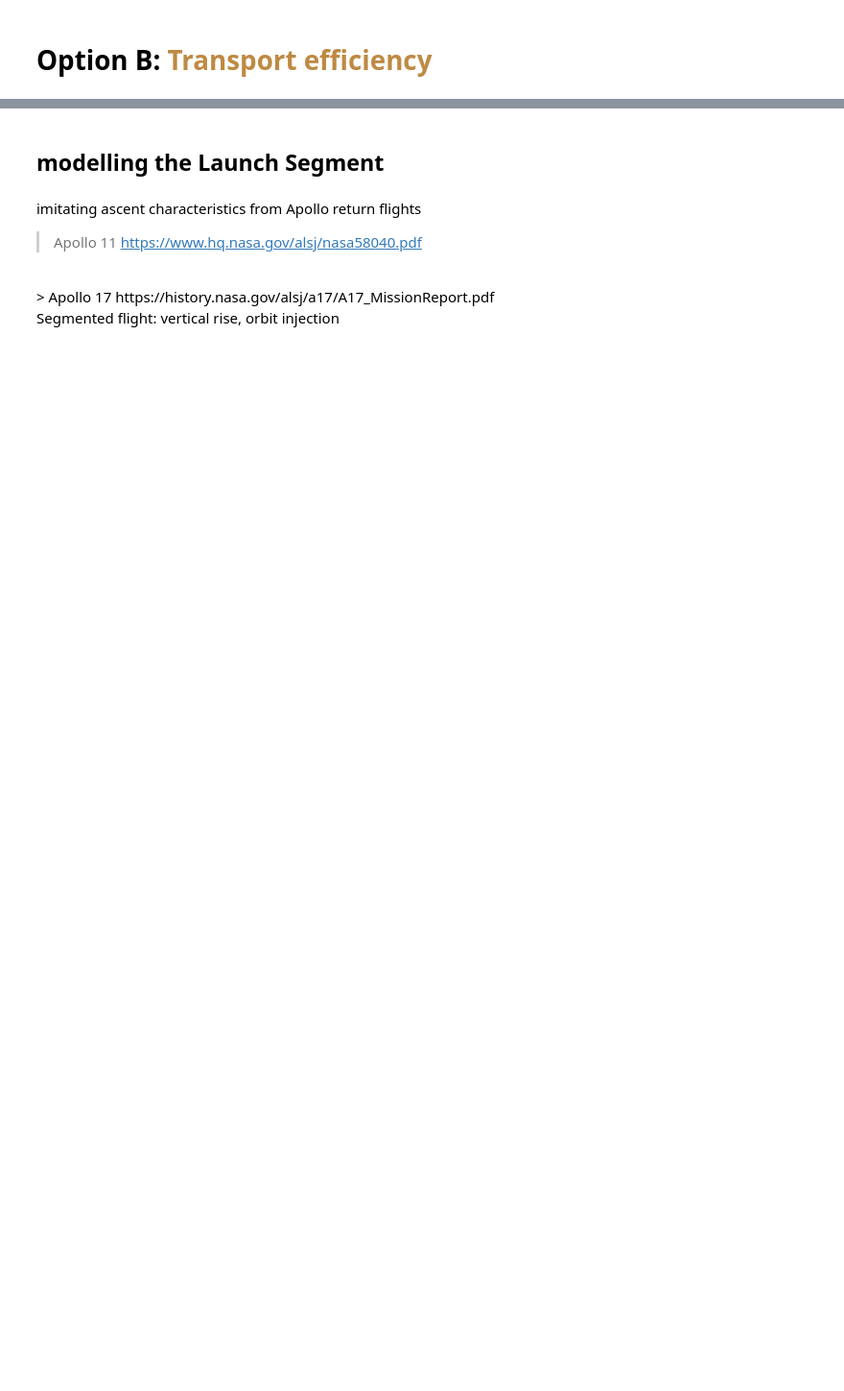
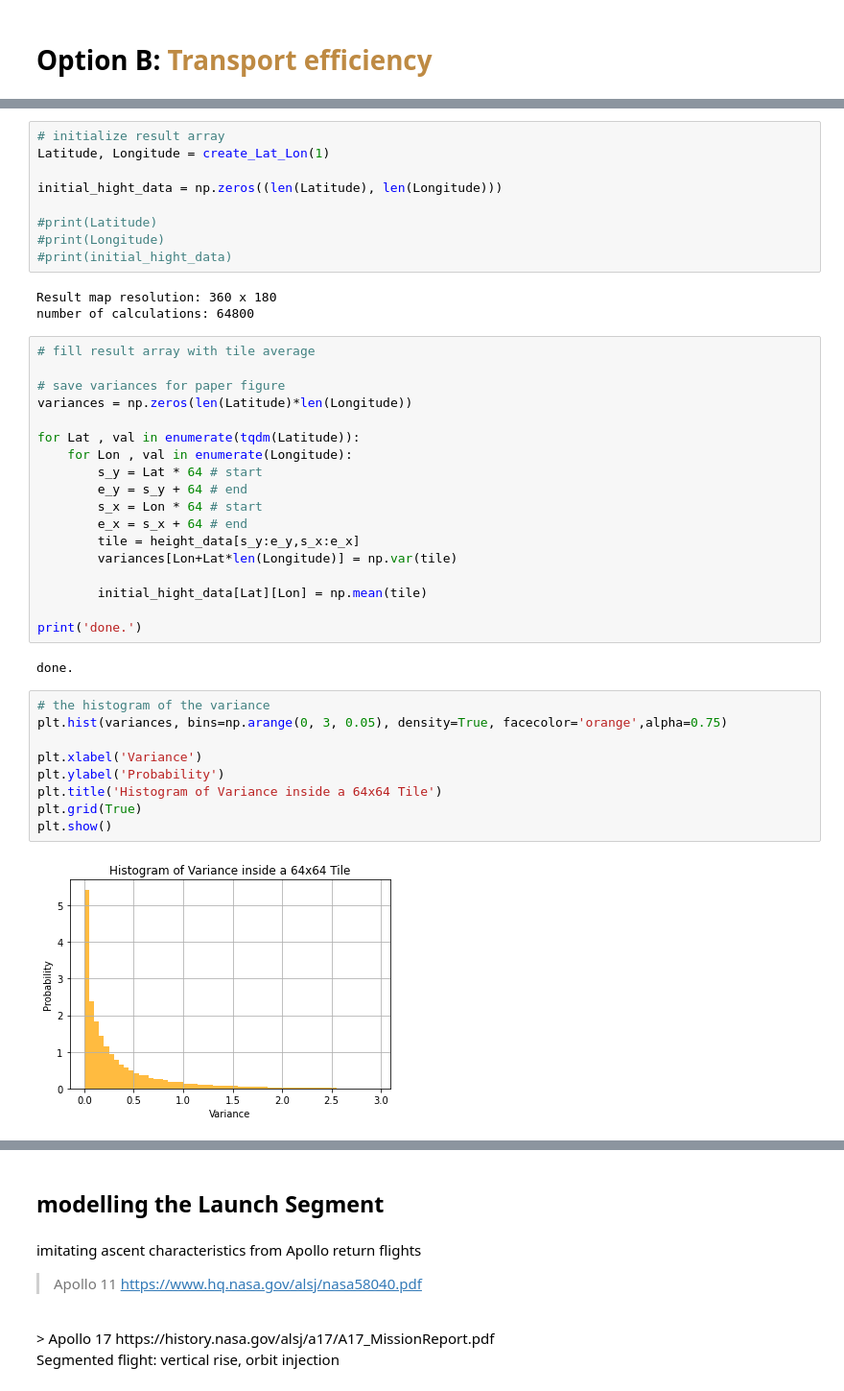
Before and after one commit to Sven-J-Steinert/10.3389-frspt.2024.1352213, a Jupyter notebook: B_Transport_efficiency.ipynb, the cells around one changed output, grey strips where cells are left out. Shown at 96% size. Cells and saved outputs as stored; diff of their text form; blank space fills up the shorter version.

```diff
--- a/B_Transport_efficiency.ipynb
+++ b/B_Transport_efficiency.ipynb
@@ -2,0 +98,43 @@
+# %%
+# initialize result array
+Latitude, Longitude = create_Lat_Lon(1)
+
+initial_hight_data = np.zeros((len(Latitude), len(Longitude)))
+
+#print(Latitude)
+#print(Longitude)
+#print(initial_hight_data)
+# %% [output]
+Result map resolution: 360 x 180
+number of calculations: 64800
+# %%
+# fill result array with tile average
+
+# save variances for paper figure
+variances = np.zeros(len(Latitude)*len(Longitude))
+
+for Lat , val in enumerate(tqdm(Latitude)):
+    for Lon , val in enumerate(Longitude):
+        s_y = Lat * 64 # start
+        e_y = s_y + 64 # end
+        s_x = Lon * 64 # start
+        e_x = s_x + 64 # end
+        tile = height_data[s_y:e_y,s_x:e_x]
+        variances[Lon+Lat*len(Longitude)] = np.var(tile)
+
+        initial_hight_data[Lat][Lon] = np.mean(tile)
+
+print('done.')
+# %% [output]
+done.
+# %%
+# the histogram of the variance
+plt.hist(variances, bins=np.arange(0, 3, 0.05), density=True, facecolor='orange',alpha=0.75)
+
+plt.xlabel('Variance')
+plt.ylabel('Probability')
+plt.title('Histogram of Variance inside a 64x64 Tile')
+plt.grid(True)
+plt.show()
+# %% [output]
+[figure, added]
```
Also changed, not shown: parts of 25 cells of this notebook, 2 other files.
